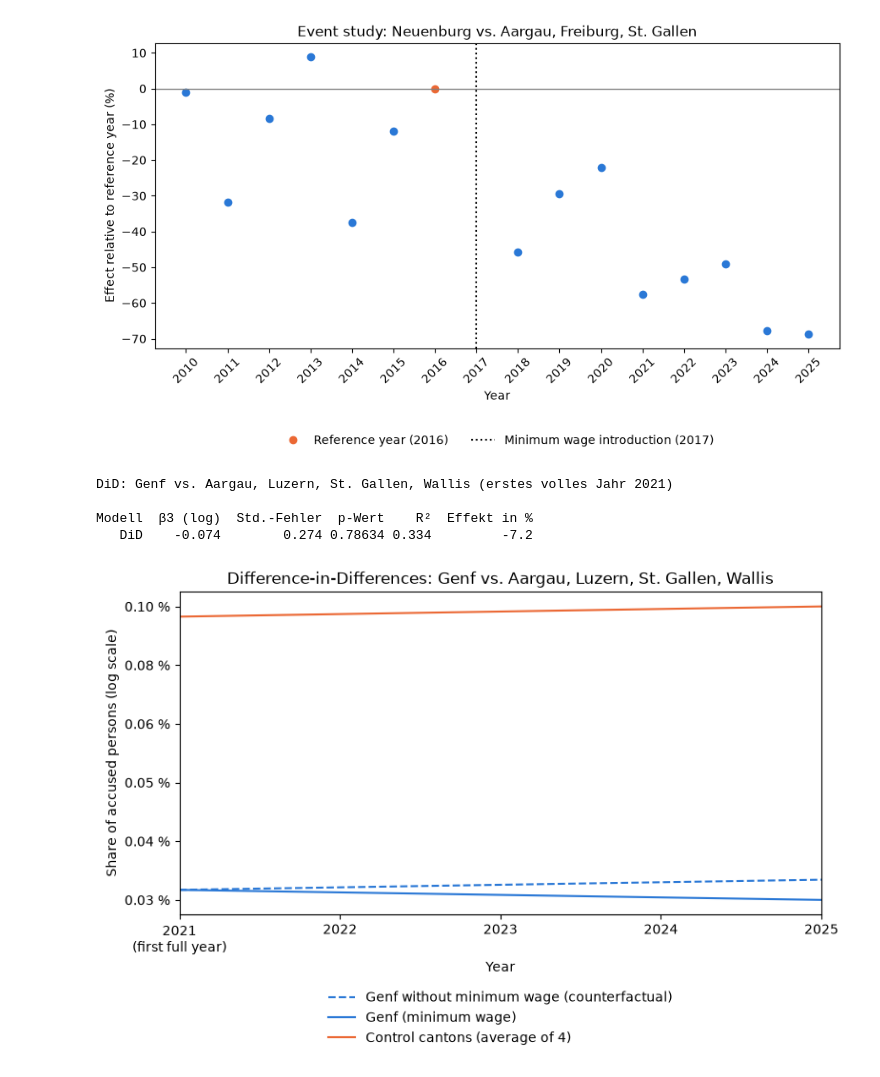
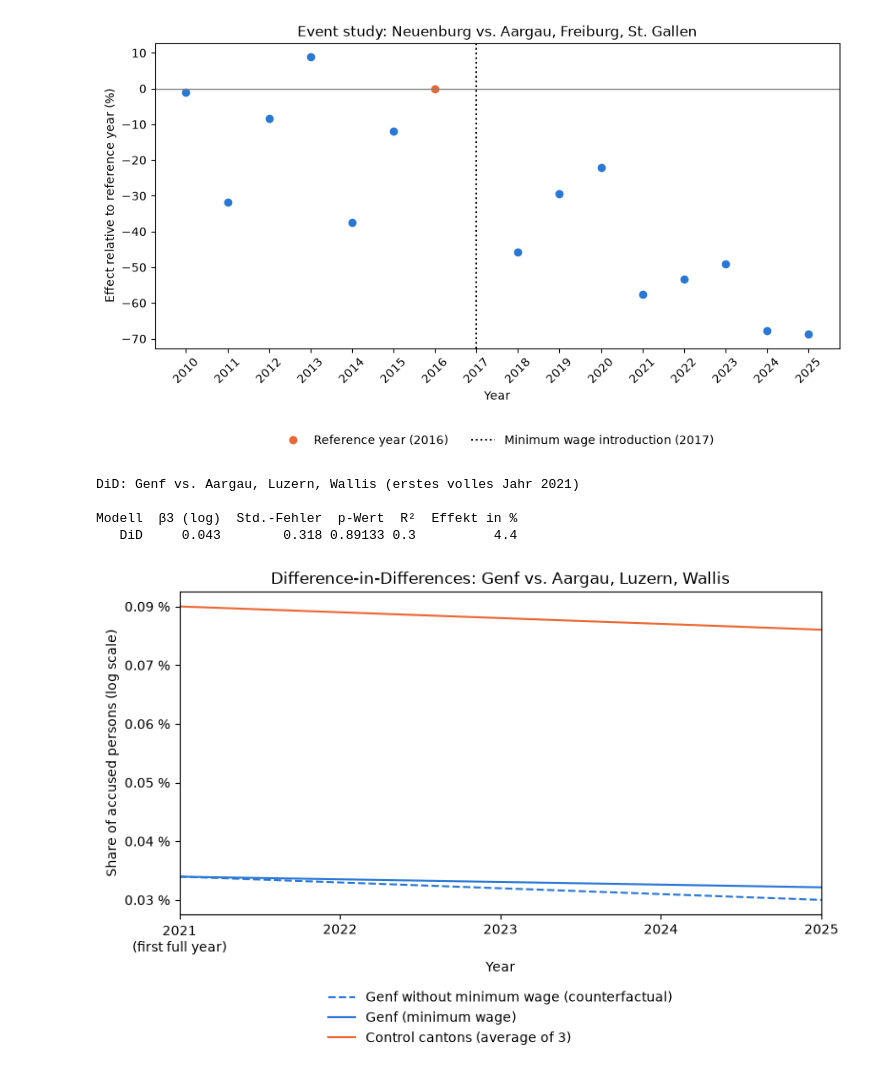
Before and after one commit to GianlucaZumbuehl/Python-Project-HS26-Criminality-and-Minimum-Wage, a Jupyter notebook: Group_project_part_caner/DiD_Event_study.ipynb, the cells around one changed output. Cells and saved outputs as stored; diff of their text form; code cells hidden in the pictures.

```diff
--- a/Group_project_part_caner/DiD_Event_study.ipynb
+++ b/Group_project_part_caner/DiD_Event_study.ipynb
@@ -167,7 +167,7 @@ import matplotlib.pyplot as plt
 # 1. Einstellungen
 # =============================================================
 MINDESTLOHN_KANTON = "Genf"
-KONTROLL_KANTONE   = ["Aargau", "Luzern", "St. Gallen", "Wallis"]
+KONTROLL_KANTONE   = ["Aargau", "Luzern", "Wallis"]
 ERSTES_VOLLES_JAHR = 2021          # Einführung November 2020 → erstes volles Jahr 2021
 
 # =============================================================
@@ -209,37 +209,37 @@ x = [jahre[0], jahre[-1]]
 
 # log-Werte zurück in Prozent umrechnen
 treat      = np.exp([b0 + b1, b0 + b1 + b2 + b3]) * 100
 kontrolle  = np.exp([b0,      b0 + b2]) * 100
 kontrafakt = np.exp([b0 + b1, b0 + b1 + b2]) * 100
 
 plt.figure(figsize=(8, 5.5))
 plt.plot(x, kontrafakt, color="#2a78d6", linestyle="--",
          label=f"{MINDESTLOHN_KANTON} without minimum wage (counterfactual)")
 plt.plot(x, treat, color="#2a78d6", label=f"{MINDESTLOHN_KANTON} (minimum wage)")
 plt.plot(x, kontrolle, color="#eb6834", label=f"Control cantons (average of {len(KONTROLL_KANTONE)})")
 
 # log-skalierte Achse, beschriftet in %
 plt.yscale("log")
 werte = np.concatenate([treat, kontrolle, kontrafakt])
 ticks = np.geomspace(werte.min(), werte.max(), 6)
 plt.yticks(ticks, [f"{t:.2f} %" for t in ticks])
 plt.minorticks_off()
 
 beschriftung = [f"{ERSTES_VOLLES_JAHR}\n(first full year)"] + [str(j) for j in jahre[1:]]
 plt.xticks(jahre, beschriftung)
 plt.xlim(jahre[0], jahre[-1])
 plt.xlabel("Year")
 plt.ylabel("Share of accused persons (log scale)")
 plt.title(f"Difference-in-Differences: {MINDESTLOHN_KANTON} vs. {', '.join(KONTROLL_KANTONE)}")
 plt.legend(loc="upper center", bbox_to_anchor=(0.5, -0.2), frameon=False)
 plt.tight_layout()
 plt.show()
 # %% [output]
-DiD: Genf vs. Aargau, Luzern, St. Gallen, Wallis (erstes volles Jahr 2021)
+DiD: Genf vs. Aargau, Luzern, Wallis (erstes volles Jahr 2021)
 
-Modell  β3 (log)  Std.-Fehler  p-Wert    R²  Effekt in %
-   DiD    -0.074        0.274 0.78634 0.334         -7.2
+Modell  β3 (log)  Std.-Fehler  p-Wert  R²  Effekt in %
+   DiD     0.043        0.318 0.89133 0.3          4.4
-[figure, old version]
+[figure, new version]
 # %%
 ### Event study Genf => Minimum wage in november 2020
 
```
Also changed, not shown: parts of 5 cells of this notebook.
